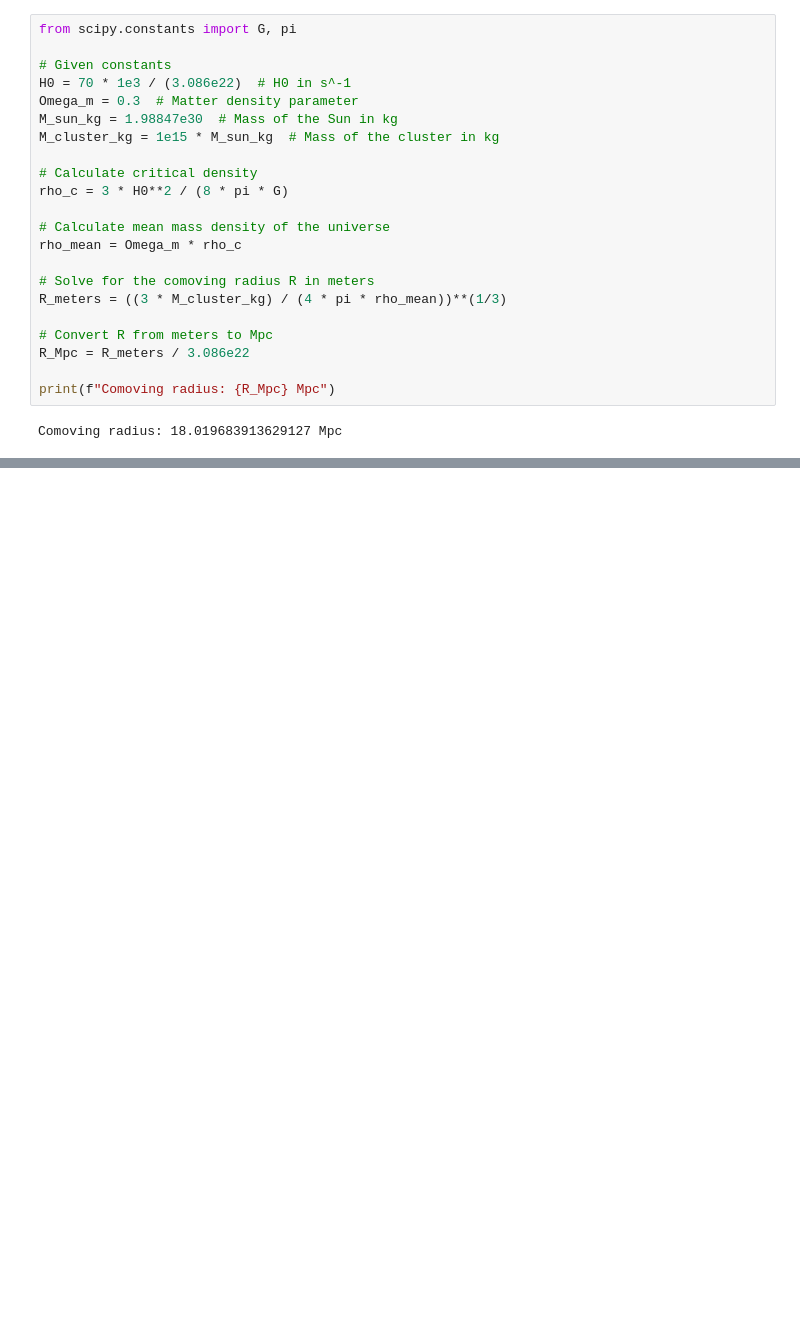
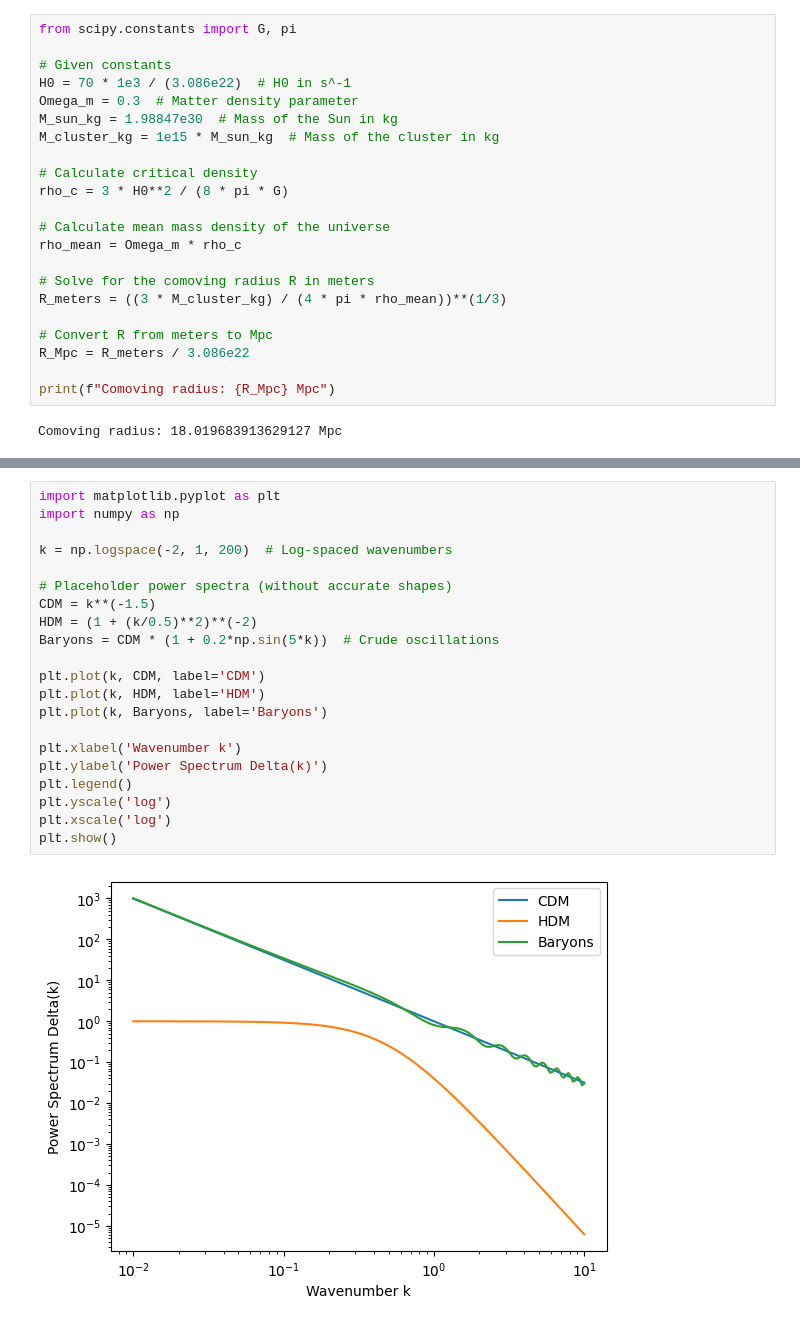
Before and after one commit to Fr4nc3/astrophysics-exercises, a Jupyter notebook: cosmology/cosmology.ipynb, the cells around one changed output, grey strips where cells are left out. Drawn from its saved outputs; the diff is of its cells as text; blank space fills up the shorter version.

```diff
--- a/cosmology/cosmology.ipynb
+++ b/cosmology/cosmology.ipynb
@@ -762,0 +820,23 @@ Comoving radius: 18.019683913629127 Mpc
+# %%
+import matplotlib.pyplot as plt
+import numpy as np
+
+k = np.logspace(-2, 1, 200)  # Log-spaced wavenumbers
+
+# Placeholder power spectra (without accurate shapes)
+CDM = k**(-1.5)
+HDM = (1 + (k/0.5)**2)**(-2)
+Baryons = CDM * (1 + 0.2*np.sin(5*k))  # Crude oscillations
+
+plt.plot(k, CDM, label='CDM')
+plt.plot(k, HDM, label='HDM')
+plt.plot(k, Baryons, label='Baryons')
+
+plt.xlabel('Wavenumber k')
+plt.ylabel('Power Spectrum Delta(k)')
+plt.legend()
+plt.yscale('log')
+plt.xscale('log')
+plt.show()
+# %% [output]
+[figure, added]
```
Also changed, not shown: parts of 6 cells of this notebook.
